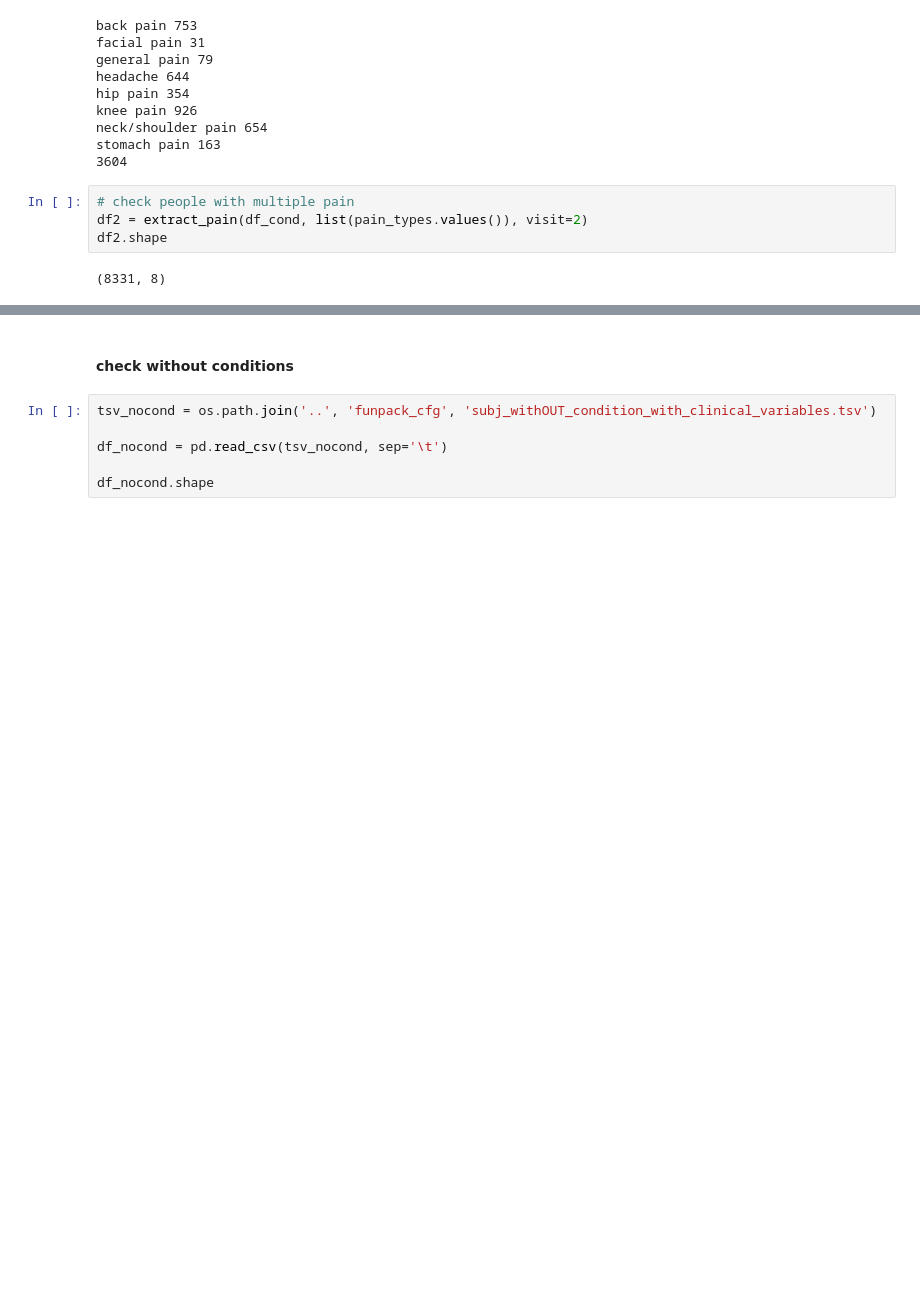
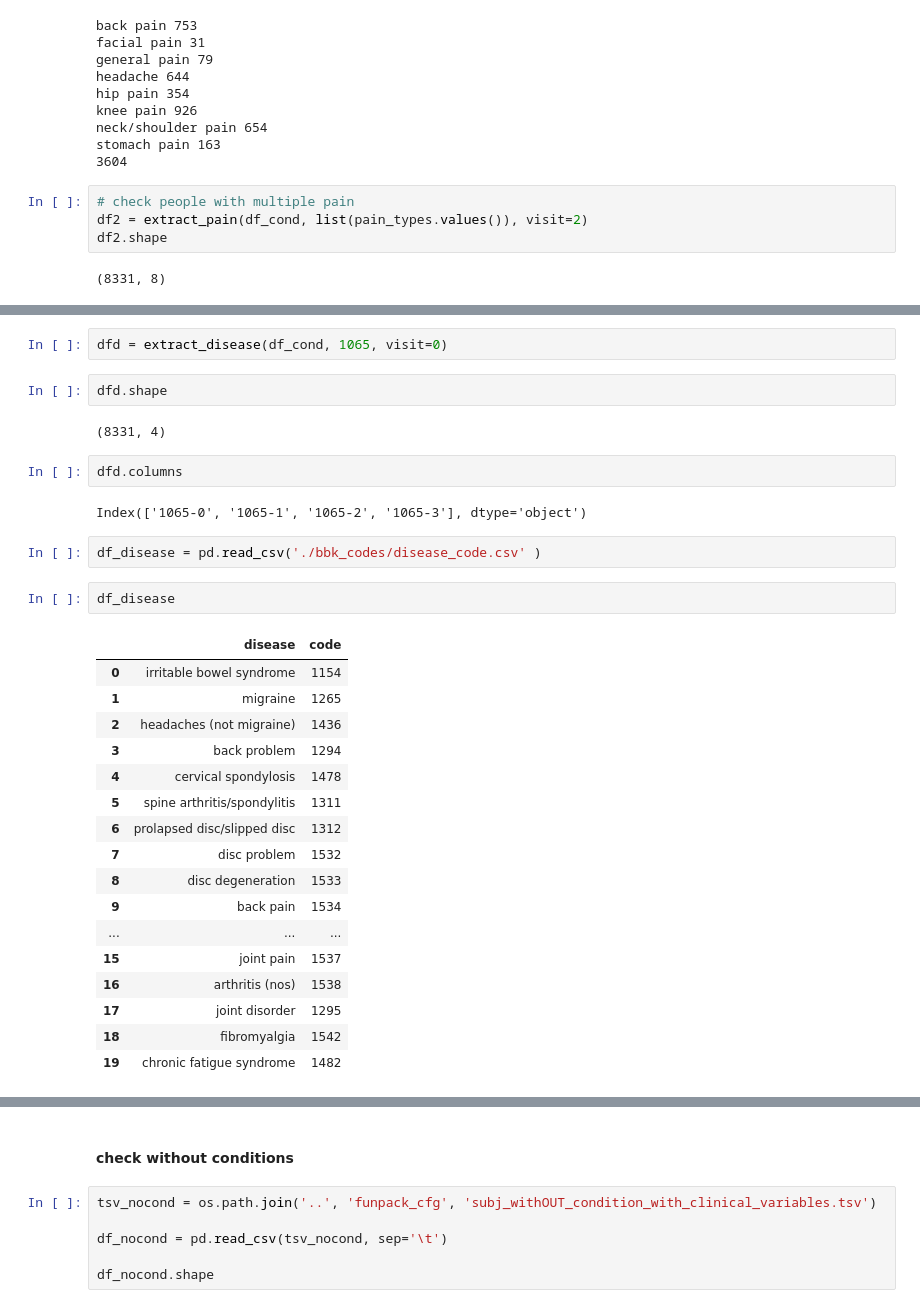
Before and after one commit to syzhang/bbk_pain, a Jupyter notebook: test_data.ipynb, the cells around one changed output, grey strips where cells are left out. Saved outputs shown, nothing was run; the diff lists cells and outputs as text; blank space fills up the shorter version.

```diff
--- a/test_data.ipynb
+++ b/test_data.ipynb
@@ -253,0 +271,32 @@ df2.shape
+# %%
+dfd = extract_disease(df_cond, 1065, visit=0)
+# %%
+dfd.shape
+# %% [output]
+(8331, 4)
+# %%
+dfd.columns
+# %% [output]
+Index(['1065-0', '1065-1', '1065-2', '1065-3'], dtype='object')
+# %%
+df_disease = pd.read_csv('./bbk_codes/disease_code.csv' )
+# %%
+df_disease
+# %% [output]
+|  | disease | code |
+| 0 | irritable bowel syndrome | 1154 |
+| 1 | migraine | 1265 |
+| 2 | headaches (not migraine) | 1436 |
+| 3 | back problem | 1294 |
+| 4 | cervical spondylosis | 1478 |
+| 5 | spine arthritis/spondylitis | 1311 |
+| 6 | prolapsed disc/slipped disc | 1312 |
+| 7 | disc problem | 1532 |
+| 8 | disc degeneration | 1533 |
+| 9 | back pain | 1534 |
+| ... | ... | ... |
+| 15 | joint pain | 1537 |
+| 16 | arthritis (nos) | 1538 |
+| 17 | joint disorder | 1295 |
+| 18 | fibromyalgia | 1542 |
+| 19 | chronic fatigue syndrome | 1482 |
```
Also changed, not shown: parts of 32 cells of this notebook, 1 other file.
